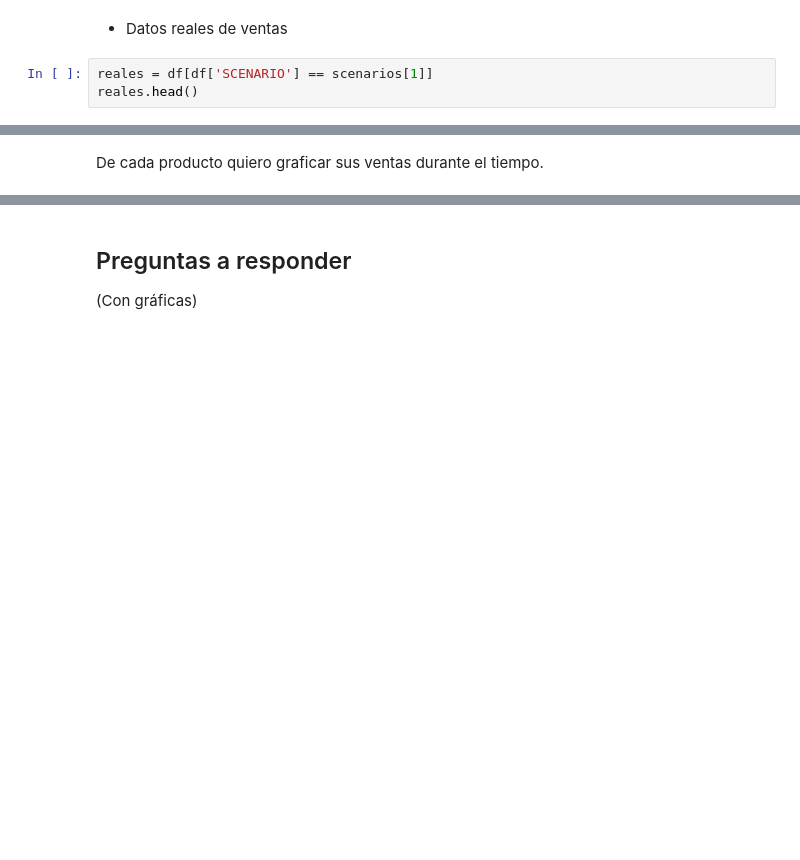
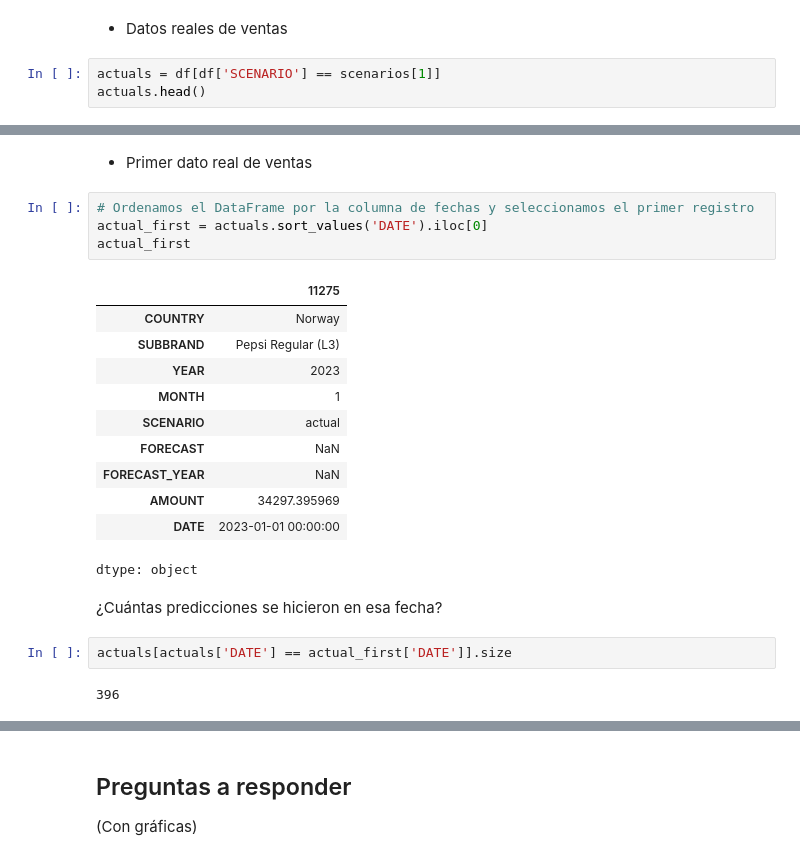
Before and after one commit to anruki/UFV_Visualizacion, a Jupyter notebook: EjerciciosClase/Ventas.ipynb, the cells around one changed output, grey strips where cells are left out. Saved outputs shown, nothing was run; the diff lists cells and outputs as text; blank space fills up the shorter version.

```diff
--- a/EjerciciosClase/Ventas.ipynb
+++ b/EjerciciosClase/Ventas.ipynb
@@ -237,8 +237,8 @@ print(scenarios)
 # %% [markdown]
 * Datos reales de ventas
 # %%
-reales = df[df['SCENARIO'] == scenarios[1]]
-reales.head()
+actuals = df[df['SCENARIO'] == scenarios[1]]
+actuals.head()
 # %% [output]
 |  | COUNTRY | SUBBRAND | YEAR | MONTH | SCENARIO | FORECAST | FORECAST_YEAR | AMOUNT | DATE |
 | 277 | Portugal | Pepsi Max (L3) | 2023 | 10 | actual | NaN | NaN | 1.885949e+05 | 2023-10-01 |
@@ -246,5 +246,27 @@ reales.head()
 | 279 | Portugal | 7up (L3) | 2023 | 10 | actual | NaN | NaN | 3.484466e+05 | 2023-10-01 |
 | 280 | Great Britain | 7up Free (L3) | 2023 | 10 | actual | NaN | NaN | 1.172553e+06 | 2023-10-01 |
 | 281 | Norway | Pepsi Regular (L3) | 2023 | 10 | actual | NaN | NaN | 3.784859e+04 | 2023-10-01 |
-# %% [markdown]
-De cada producto quiero graficar sus ventas durante el tiempo.
+# %% [markdown]
+* Primer dato real de ventas
+# %%
+# Ordenamos el DataFrame por la columna de fechas y seleccionamos el primer registro
+actual_first = actuals.sort_values('DATE').iloc[0]
+actual_first
+# %% [output]
+|  | 11275 |
+| COUNTRY | Norway |
+| SUBBRAND | Pepsi Regular (L3) |
+| YEAR | 2023 |
+| MONTH | 1 |
+| SCENARIO | actual |
+| FORECAST | NaN |
+| FORECAST_YEAR | NaN |
+| AMOUNT | 34297.395969 |
+| DATE | 2023-01-01 00:00:00 |
+dtype: object
+# %% [markdown]
+¿Cuántas predicciones se hicieron en esa fecha?
+# %%
+actuals[actuals['DATE'] == actual_first['DATE']].size
+# %% [output]
+396
```
Also changed, not shown: parts of 17 cells of this notebook.
